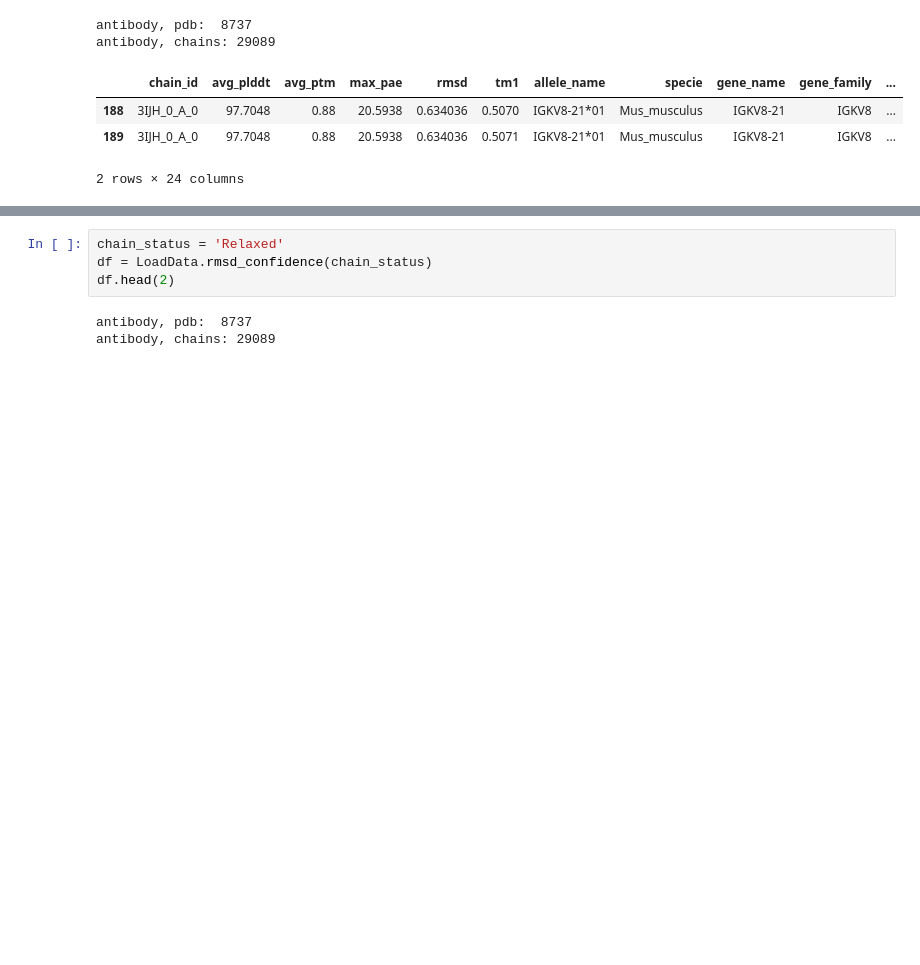
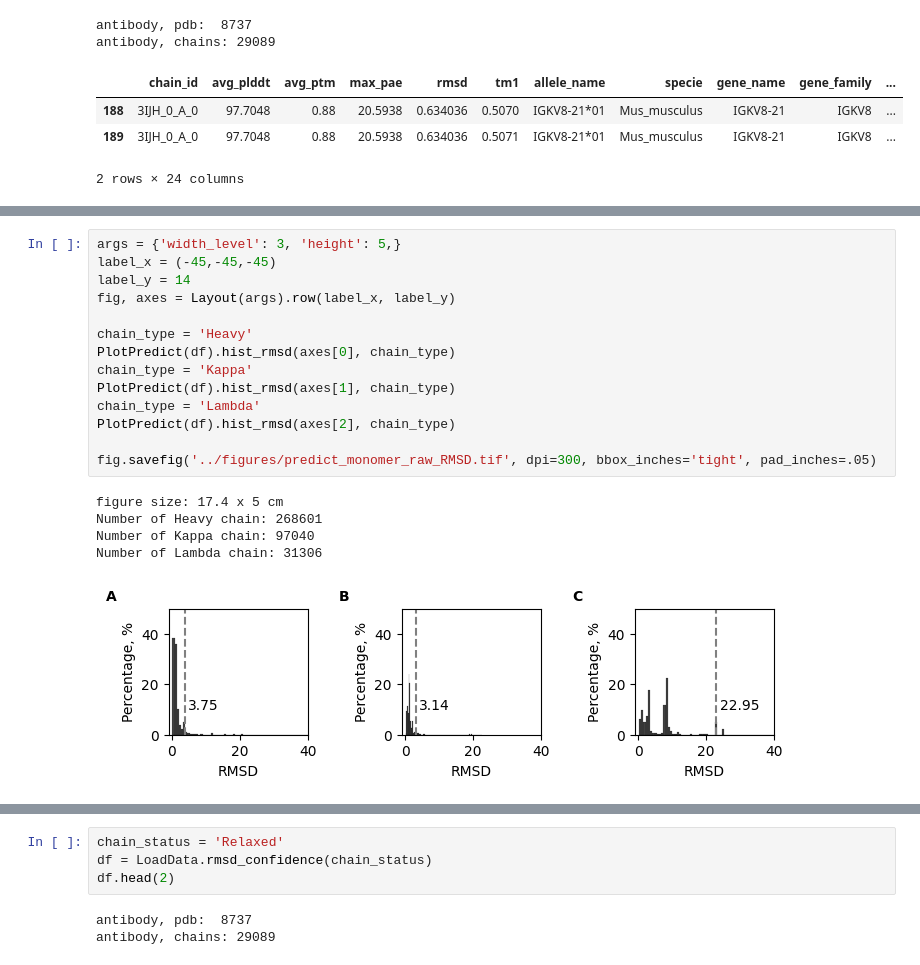
Before and after one commit to protein-design/pdb_antibody_profiling, a Jupyter notebook: src/predict_monomer.ipynb, the cells around one changed output, grey strips where cells are left out. Saved outputs shown, nothing was run; the diff lists cells and outputs as text; blank space fills up the shorter version.

Commit message:
predict monomer

```diff
--- a/src/predict_monomer.ipynb
+++ b/src/predict_monomer.ipynb
@@ -302,3 +315,23 @@ antibody, chains: 29089
+# %%
+args = {'width_level': 3, 'height': 5,}
+label_x = (-45,-45,-45)
+label_y = 14
+fig, axes = Layout(args).row(label_x, label_y)
+
+chain_type = 'Heavy'
+PlotPredict(df).hist_rmsd(axes[0], chain_type)
+chain_type = 'Kappa'
+PlotPredict(df).hist_rmsd(axes[1], chain_type)
+chain_type = 'Lambda'
+PlotPredict(df).hist_rmsd(axes[2], chain_type)
+
+fig.savefig('../figures/predict_monomer_raw_RMSD.tif', dpi=300, bbox_inches='tight', pad_inches=.05)
+# %% [output]
+figure size: 17.4 x 5 cm
+Number of Heavy chain: 268601
+Number of Kappa chain: 97040
+Number of Lambda chain: 31306
+[figure, added]
 # %%
 args = {'width_level':3, 'height':12, 'space':.1}
 panel_xytext = [(-40,20), ]*4
```
Also changed, not shown: parts of 15 cells of this notebook, 5 other files.
